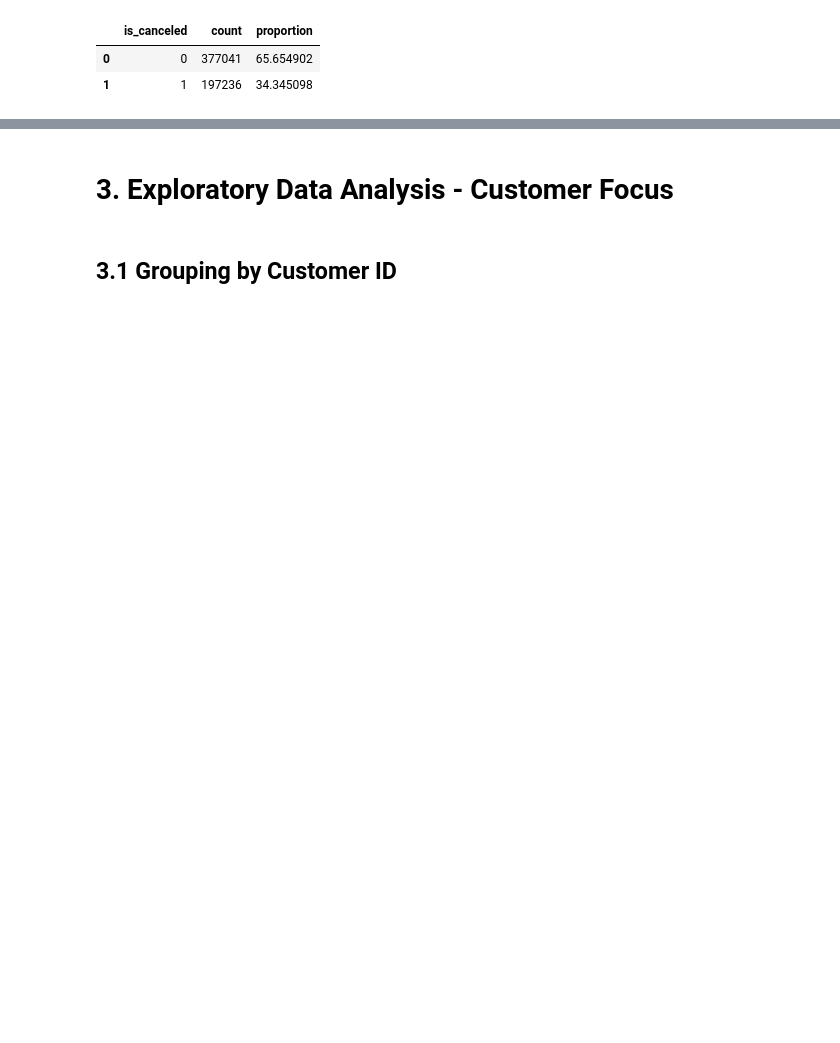
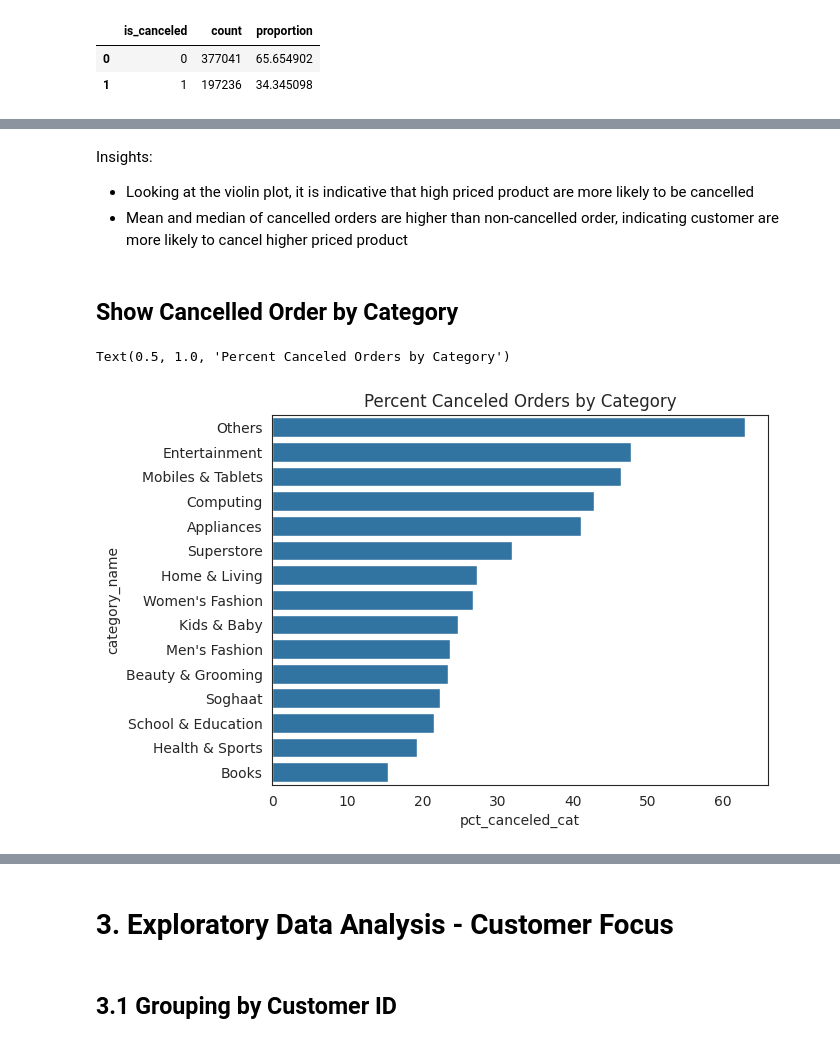
Before and after one commit to Inddeed/Ecommerce-Cancellation-Rate-Analysis, a Jupyter notebook: Raihan_Ecommerce_Cancellation_Rate.ipynb, the cells around one changed output, grey strips where cells are left out. Saved outputs shown, nothing was run; the diff lists cells and outputs as text; code cells hidden in the pictures; blank space fills up the shorter version.

```diff
--- a/Raihan_Ecommerce_Cancellation_Rate.ipynb
+++ b/Raihan_Ecommerce_Cancellation_Rate.ipynb
@@ -926,0 +575,19 @@ df.shape
+# %% [markdown]
+Insights:
+* Looking at the violin plot, it is indicative that high priced product are more likely to be cancelled
+* Mean and median of cancelled orders are higher than non-cancelled order, indicating customer are more likely to cancel higher priced product
+# %% [markdown]
+## **Show Cancelled Order by Category**
+# %%
+check = df.groupby(['category_name', 'is_canceled']).agg({'category_name':'count'}).\
+rename(columns = {'category_name':'count'}).\
+sort_values(by = 'count', ascending = False).reset_index()
+check['total_category'] = check.groupby('category_name')['count'].transform('sum')
+check = check[check['is_canceled'] == '1'].reset_index(drop = True)
+check['pct_canceled_cat'] = (check['count'] / check['total_category'] * 100).round(2)
+# %%
+sns.barplot(check.sort_values(by = 'pct_canceled_cat', ascending = False), y = 'category_name', x = 'pct_canceled_cat')
+plt.title('Percent Canceled Orders by Category')
+# %% [output]
+Text(0.5, 1.0, 'Percent Canceled Orders by Category')
+[figure, added]
```
Also changed, not shown: parts of 136 cells of this notebook.
